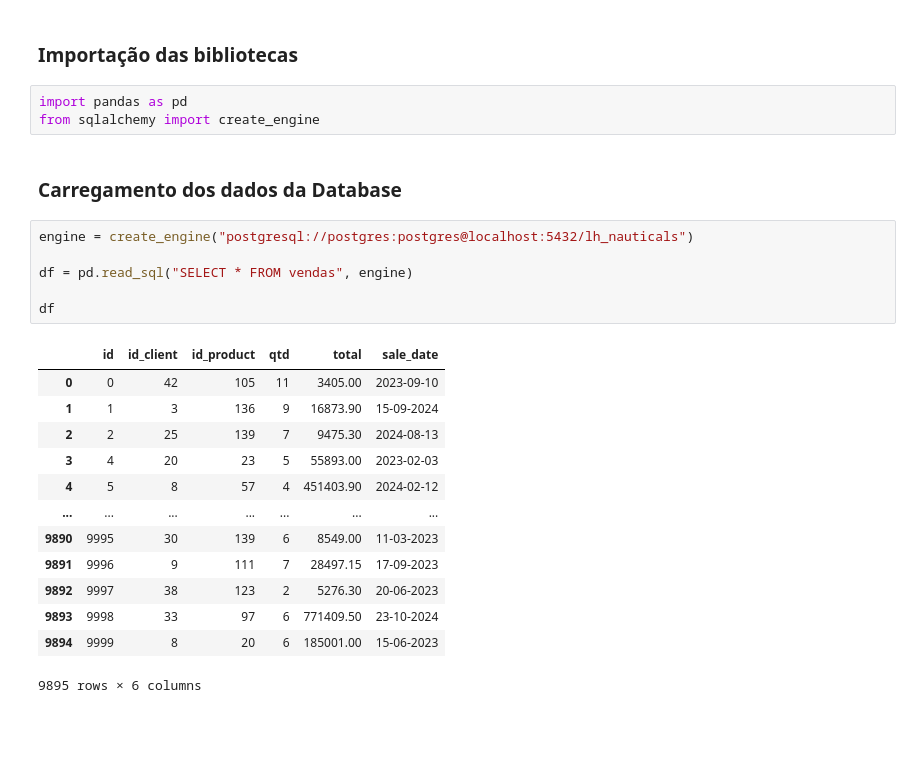
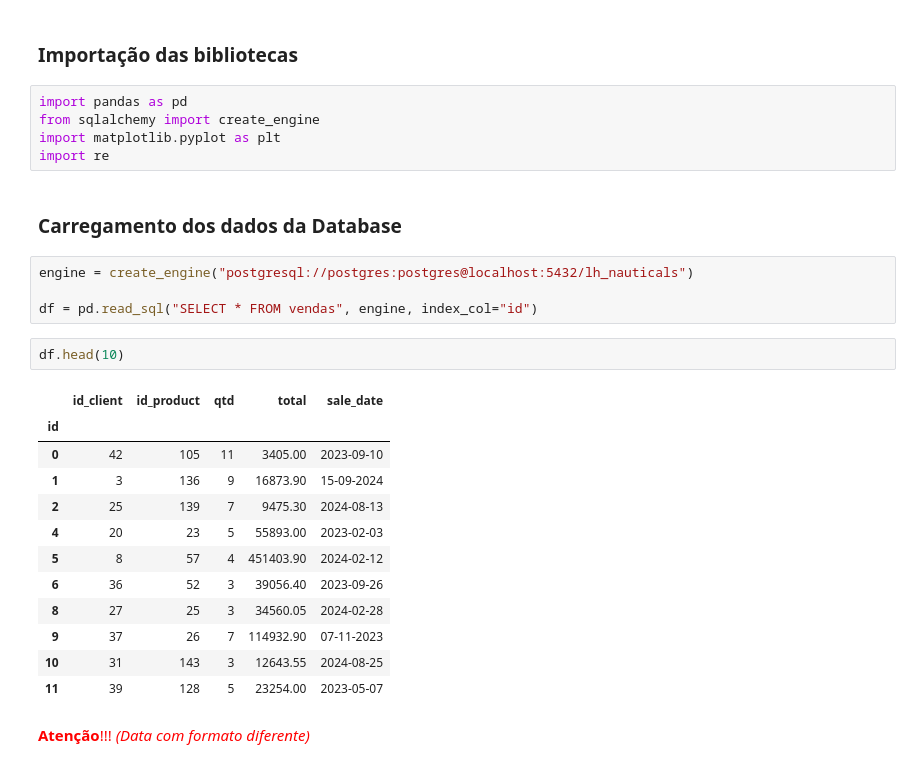
Before and after one commit to gusdiaso/lh_nautical, a Jupyter notebook: src/eda_vendas.ipynb, the cells around one changed output. Cells and saved outputs as stored; diff of their text form; blank space fills up the shorter version.

```diff
--- a/src/eda_vendas.ipynb
+++ b/src/eda_vendas.ipynb
@@ -3,25 +3,28 @@
 # %%
 import pandas as pd
 from sqlalchemy import create_engine
+import matplotlib.pyplot as plt
+import re
 # %% [markdown]
 ### Carregamento dos dados da Database
 # %%
 engine = create_engine("postgresql://postgres:postgres@localhost:5432/lh_nauticals")
 
-df = pd.read_sql("SELECT * FROM vendas", engine)
-
-df
+df = pd.read_sql("SELECT * FROM vendas", engine, index_col="id")
-# %% [output]
-|  | id | id_client | id_product | qtd | total | sale_date |
-| 0 | 0 | 42 | 105 | 11 | 3405.00 | 2023-09-10 |
-| 1 | 1 | 3 | 136 | 9 | 16873.90 | 15-09-2024 |
-| 2 | 2 | 25 | 139 | 7 | 9475.30 | 2024-08-13 |
-| 3 | 4 | 20 | 23 | 5 | 55893.00 | 2023-02-03 |
-| 4 | 5 | 8 | 57 | 4 | 451403.90 | 2024-02-12 |
-| ... | ... | ... | ... | ... | ... | ... |
-| 9890 | 9995 | 30 | 139 | 6 | 8549.00 | 11-03-2023 |
-| 9891 | 9996 | 9 | 111 | 7 | 28497.15 | 17-09-2023 |
-| 9892 | 9997 | 38 | 123 | 2 | 5276.30 | 20-06-2023 |
-| 9893 | 9998 | 33 | 97 | 6 | 771409.50 | 23-10-2024 |
-| 9894 | 9999 | 8 | 20 | 6 | 185001.00 | 15-06-2023 |
-9895 rows × 6 columns
+# %%
+df.head(10)
+# %% [output]
+|  | id_client | id_product | qtd | total | sale_date |
+| id |  |  |  |  |  |
+| 0 | 42 | 105 | 11 | 3405.00 | 2023-09-10 |
+| 1 | 3 | 136 | 9 | 16873.90 | 15-09-2024 |
+| 2 | 25 | 139 | 7 | 9475.30 | 2024-08-13 |
+| 4 | 20 | 23 | 5 | 55893.00 | 2023-02-03 |
+| 5 | 8 | 57 | 4 | 451403.90 | 2024-02-12 |
+| 6 | 36 | 52 | 3 | 39056.40 | 2023-09-26 |
+| 8 | 27 | 25 | 3 | 34560.05 | 2024-02-28 |
+| 9 | 37 | 26 | 7 | 114932.90 | 07-11-2023 |
+| 10 | 31 | 143 | 3 | 12643.55 | 2024-08-25 |
+| 11 | 39 | 128 | 5 | 23254.00 | 2023-05-07 |
+# %% [markdown]
+<span style="color:red">**Atenção**!!! *(Data com formato diferente)*</span>
```
Also changed, not shown: parts of 13 cells of this notebook, 3 other files.
